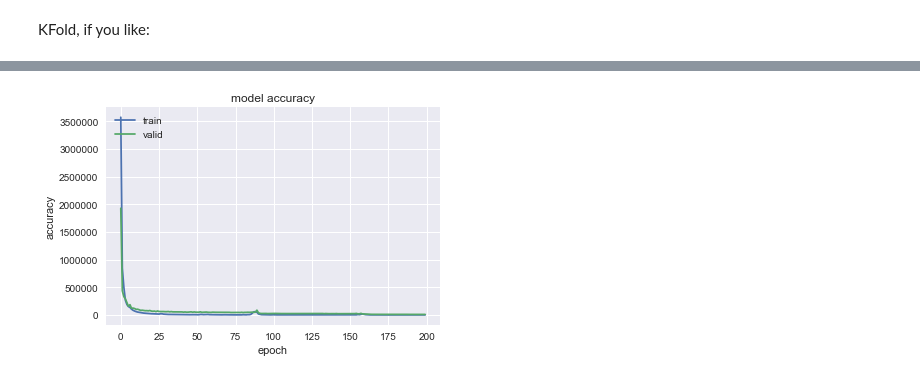
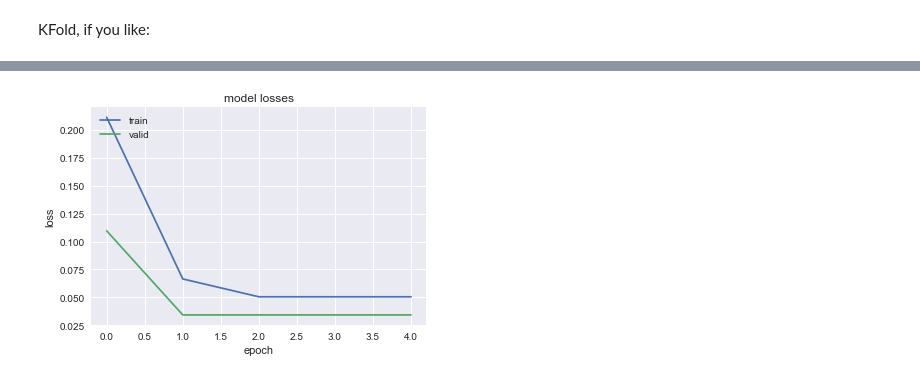
Before and after one commit to wnowak10/ffc, a Jupyter notebook: materialHardship/Training/keras_ffc_nn.ipynb, the cells around one changed output, grey strips where cells are left out. Drawn from its saved outputs; the diff is of its cells as text; code cells hidden in the pictures.

```diff
--- a/materialHardship/Training/keras_ffc_nn.ipynb
+++ b/materialHardship/Training/keras_ffc_nn.ipynb
@@ -77,0 +97,5 @@ KFold, if you like:
+# %%
+# x_tr['hv3pvnbasal']
+x_tr = x_tr.drop('hv3pvnbasal',1)
+x_val = x_val.drop('hv3pvnbasal',1)
+x_tr_bal = x_tr_bal.drop('hv3pvnbasal',1)
@@ -78,21 +110,30 @@ KFold, if you like:
 # %%
+from keras.layers import Activation
+from keras.callbacks import EarlyStopping
+
+
 model = Sequential() # set up model
 
 # add fully connected layer that go to num_nodes hidden nodes
-num_nodes = 40
-model.add(Dense(num_nodes, input_dim=x_tr.values.shape[1], kernel_initializer='normal', activation='relu'))
+num_nodes = 400
+# model.add(Dense(num_nodes, input_dim=x_tr.values.shape[1], kernel_initializer='normal', activation='relu'))
+model.add(Dense(num_nodes, input_dim=x_tr.values.shape[1], kernel_initializer='normal'))
+
+model.add(Activation('relu'))
 
 # use linear combination of weights and values from previous layer to make numeric prediction
-model.add(Dense(1, kernel_initializer='normal'))
+# changing to sigmoid activation flattens output to 0-1
+model.add(Dense(1, activation='sigmoid', kernel_initializer='normal'))
 
 # minimize MSE
 model.compile(loss='mean_squared_error',
-              optimizer='adam',
-              metrics=['accuracy'])
+              optimizer='adam')
+# ,              metrics=['accuracy'])
 
 # fit the model for num_epochs epochs. callbacks option can be set to activate early stopping
 # include validation_data to measure both
-num_epochs = 300
-fitt = model.fit( X, Y, batch_size=52, epochs=num_epochs, verbose=1, callbacks=None, validation_split=0.1, validation_data=(x_val.values,y_val.values), shuffle=True, class_weight=None, sample_weight=None, initial_epoch=0)
+calls = [EarlyStopping(monitor='val_loss',patience=2,verbose=0)]
+num_epochs = 100
+fitt = model.fit( X, Y, batch_size=52, epochs=num_epochs, verbose=1, callbacks=calls, validation_split=0.1, validation_data=(x_val.values,y_val.values), shuffle=True, class_weight=None, sample_weight=None, initial_epoch=0)
 # %% [output]
 Train on 1313 samples, validate on 146 samples
@@ -203,17 +208,17 @@ UnboundLocalError: local variable 'x' referenced before assignment
 # %%
 # summarize history for accuracy
 plt.plot(fitt.history['loss'])
 plt.plot(fitt.history['val_loss'])
-plt.title('model accuracy')
-plt.ylabel('accuracy')
+plt.title('model losses')
+plt.ylabel('loss')
 plt.xlabel('epoch')
 plt.legend(['train', 'valid'], loc='upper left')
 plt.show()
 # plt.set_ylim([0,100000])
 
 # ax1 = plt.subplot(131)
 # ax1.scatter([1, 2], [3, 4])
 # ax1.set_xlim([0, 5])
 # ax1.set_ylim([0, 5])
 # %% [output]
-[figure, old version]
+[figure, new version]
```
Also changed, not shown: parts of 28 cells of this notebook, 3 other files.
